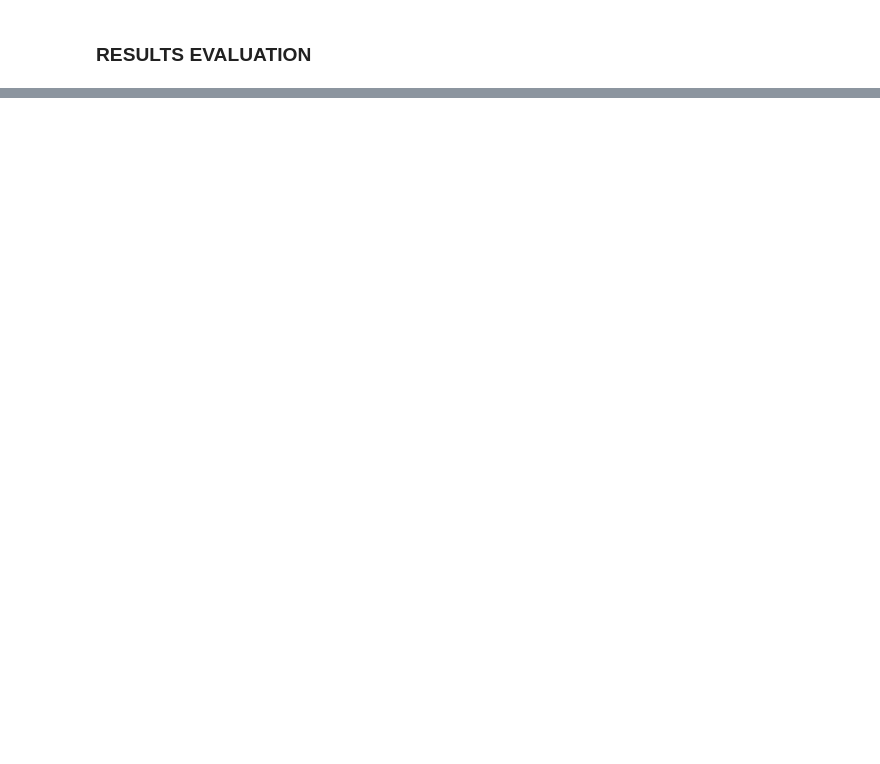
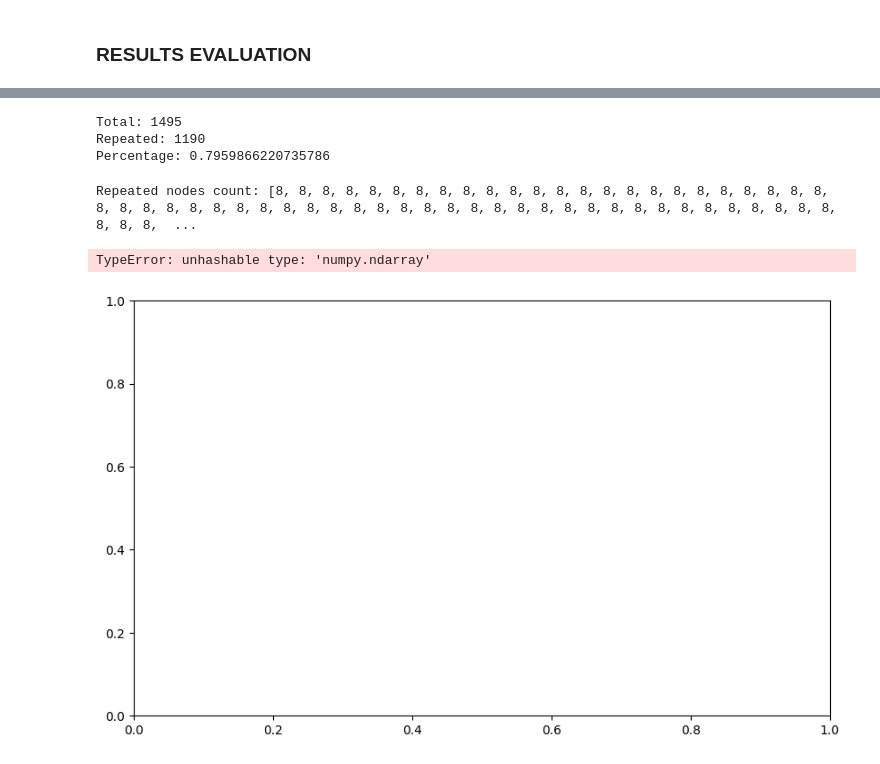
Before and after one commit to santamav/SJK016_Master-s-Thesis, a Jupyter notebook: RAG/rag_evaluation.ipynb, the cells around one changed output, grey strips where cells are left out. Saved outputs shown, nothing was run; the diff lists cells and outputs as text; code cells hidden in the pictures; blank space fills up the shorter version.

```diff
--- a/RAG/rag_evaluation.ipynb
+++ b/RAG/rag_evaluation.ipynb
@@ -131,11 +192,15 @@ import pandas as pd
 from tqdm import tqdm
 
 # Evaluate all tasks
+k_values = [5, 10, 30]
 results = []
 total_tasks = len(task_prompts_df)
 for index, row in tqdm(task_prompts_df.iterrows(), total=total_tasks):
-    top_nodes, task_precision = evaluate_task(row, nodes_df, task_prompts_df, task_prompt_embedings, nodes_texts_embedings, model)
-    results.append({'task_id': row['task_id'], 'precision': task_precision})
+    task_results = {'k5': [], 'k10': [], 'k30': []}
+    for k in k_values:
+        task_results_k = evaluate_task(row, nodes_df, task_prompts_df, task_prompt_embedings, nodes_texts_embedings, model, reranker, k)
+        task_results['k' + str(k)] = task_results_k
+    results.append(task_results)
 
 print('Tasks evaluated: ', len(results))
 # %% [output]
@@ -151,0 +536,43 @@ print(results)
+# %%
+# Forl all the k and n compare if the nodes in the rerank and naive rag are the same
+repeated_nodes_per_task = []
+actions_total = 0
+total_repeated = 0
+for task in results:
+    repeated_nodes = []
+    for action in task['k30']:
+        actions_count = len(task['k30'][action]['novel_nodes'])
+        for i in range(5):
+            if task['k30'][action]['novel_nodes'][i]['node_id'] == task['k30'][action]['reranker_nodes'][i]['node_id']:# Same order comparation
+                #repeated_nodes.append(task['k30'][action]['novel_nodes'][i])
+                repeated_nodes_per_task.append(task['k30'][action]['novel_nodes'][i])
+        actions_total += 5
+    total_repeated += len(repeated_nodes_per_task)
+    #repeated_nodes_per_task.append(repeated_nodes)
+
+
+
+print('Total:', actions_total)
+print('Repeated:', len(repeated_nodes_per_task))
+print('Percentage:', len(repeated_nodes_per_task) / actions_total)
+# %% [output]
+Total: 1495
+Repeated: 1190
+Percentage: 0.7959866220735786
+# %%
+# Plot the amount of repeated nodes per task
+repeated_nodes_count = [len(nodes) for nodes in repeated_nodes_per_task]
+print('Repeated nodes count:', repeated_nodes_count)
+
+# Plot the amount of repeated nodes for each task
+plt.figure(figsize=(10, 6))
+plt.bar(range(len(repeated_nodes_count)), repeated_nodes_count)
+plt.xlabel('Task')
+plt.ylabel('Repeated Nodes')
+plt.title('Repeated Nodes Per Task')
+plt.grid(True)
+plt.show()
+# %% [output]
+Repeated nodes count: [8, 8, 8, 8, 8, 8, 8, 8, 8, 8, 8, 8, 8, 8, 8, 8, 8, 8, 8, 8, 8, 8, 8, 8, 8, 8, 8, 8, 8, 8, 8, 8, 8, 8, 8, 8, 8, 8, 8, 8, 8, 8, 8, 8, 8, 8, 8, 8, 8, 8, 8, 8, 8, 8, 8, 8, 8, 8, 8,  ...
+TypeError: unhashable type: 'numpy.ndarray'
+[figure, added]
```
Also changed, not shown: parts of 23 cells of this notebook, 4 other files.
